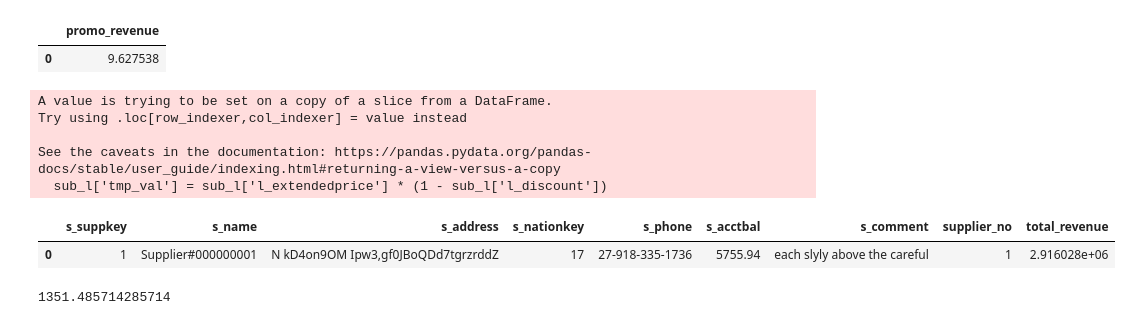
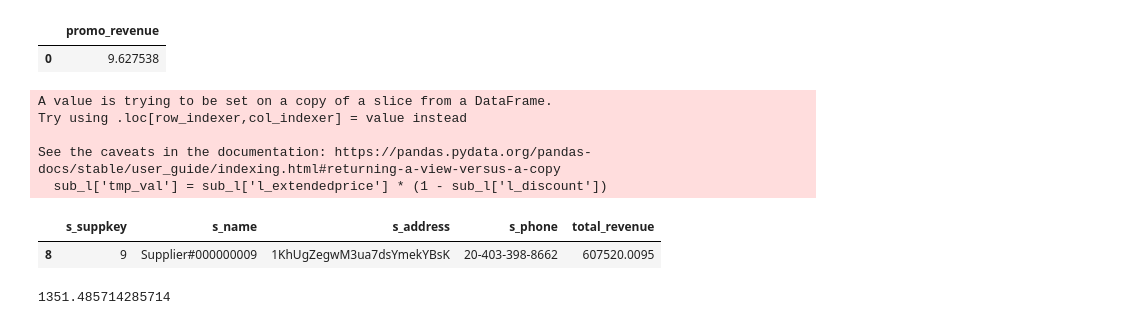
Before and after one commit to Unka-Malloc/pandas-sdql.py, a Jupyter notebook: pandas-query.ipynb, the cells around one changed output. Drawn from its saved outputs; the diff is of its cells as text; code cells hidden in the pictures.

```diff
--- a/pandas-query.ipynb
+++ b/pandas-query.ipynb
@@ -517,35 +517,40 @@ r[['promo_revenue']].drop_duplicates()
 | 0 | 9.627538 |
 # %%
 # tpch - 15
+
+import pandas
+import pysdql
 
 var1 = '1996-02-01'
 var2 = '1996-05-01'  # var1 + 3 month
 
+path = r'T:\UG4-Proj\datasets'
 lineitem = pandas.read_table(rf'{path}\lineitem.tbl', sep='|', index_col=False, header=None, names=pysdql.LINEITEM_COLS)
 supplier = pandas.read_table(rf'{path}\supplier.tbl', sep='|', index_col=False, header=None, names=pysdql.SUPPLIER_COLS)
 
 sub_l = lineitem[(lineitem['l_shipdate'] >= var1) & (lineitem['l_shipdate'] < var2)]
 
 sub_l['tmp_val'] = sub_l['l_extendedprice'] * (1 - sub_l['l_discount'])
 
 revenue0 = sub_l.groupby(['l_suppkey'], as_index=False).agg(total_revenue=('tmp_val', 'sum'))
 
 revenue0['supplier_no'] = revenue0['l_suppkey']
 revenue0 = revenue0[['supplier_no', 'total_revenue']]
 
 max_revenue = revenue0['total_revenue'].max()
 
 r = supplier.merge(revenue0, left_on='s_suppkey', right_on='supplier_no')
 
-r[r['total_revenue'] == max_revenue]
+r = r[r['total_revenue'] == max_revenue]
+r[['s_suppkey', 's_name', 's_address', 's_phone', 'total_revenue']]
 # %% [output]
 A value is trying to be set on a copy of a slice from a DataFrame.
 Try using .loc[row_indexer,col_indexer] = value instead
 
 See the caveats in the documentation: https://pandas.pydata.org/pandas-docs/stable/user_guide/indexing.html#returning-a-view-versus-a-copy
   sub_l['tmp_val'] = sub_l['l_extendedprice'] * (1 - sub_l['l_discount'])
-|  | s_suppkey | s_name | s_address | s_nationkey | s_phone | s_acctbal | s_comment | supplier_no | total_revenue |
-| 0 | 1 | Supplier#000000001 | N kD4on9OM Ipw3,gf0JBoQDd7tgrzrddZ | 17 | 27-918-335-1736 | 5755.94 | each slyly above the careful | 1 | 2.916028e+06 |
+|  | s_suppkey | s_name | s_address | s_phone | total_revenue |
+| 8 | 9 | Supplier#000000009 | 1KhUgZegwM3ua7dsYmekYBsK | 20-403-398-8662 | 607520.0095 |
 # %%
 # tpch - 17
 
```
Also changed, not shown: 2 other files.
